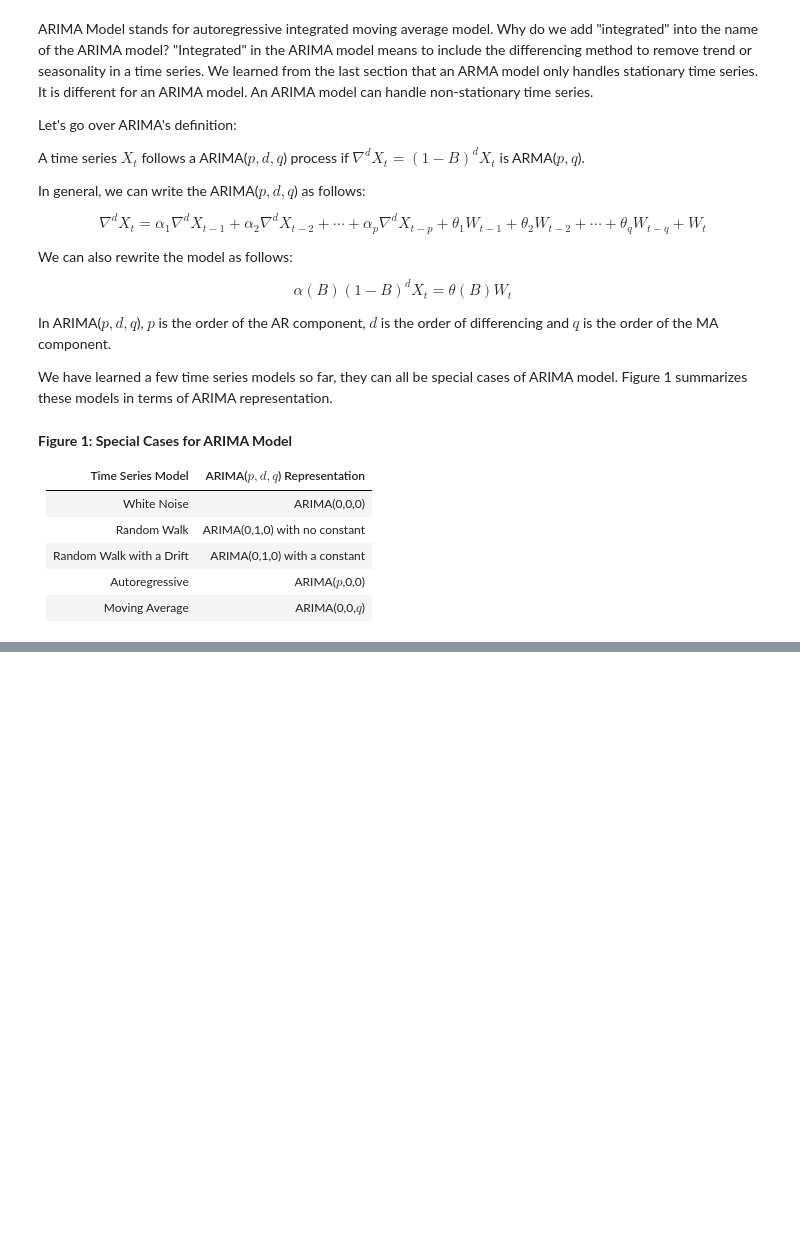
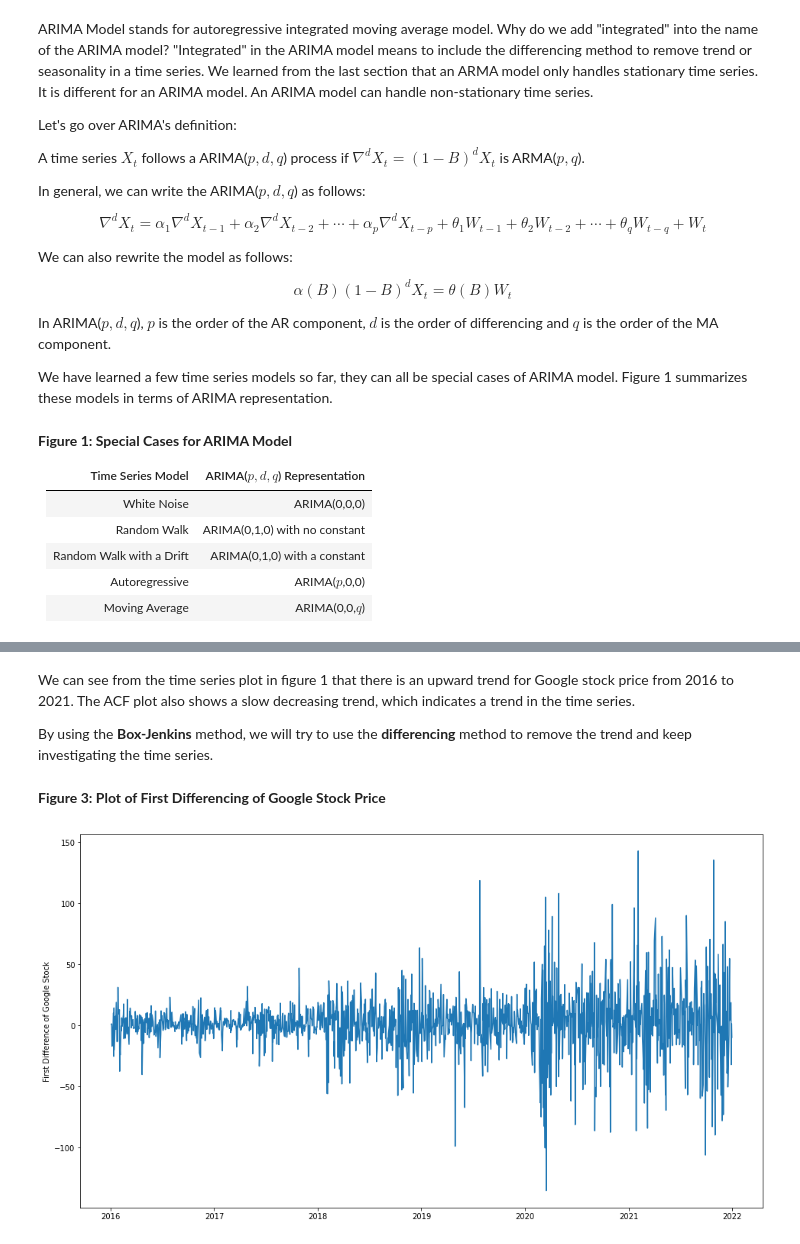
Before and after one commit to adevrent/wqu_mscfe, a Jupyter notebook: Financial Econometrics/M4/L4.ipynb, the cells around one changed output, grey strips where cells are left out. Drawn from its saved outputs; the diff is of its cells as text; code cells hidden in the pictures; blank space fills up the shorter version.

```diff
--- a/Financial Econometrics/M4/L4.ipynb
+++ b/Financial Econometrics/M4/L4.ipynb
@@ -70,0 +177,13 @@ We have learned a few time series models so far, they can all be special cases o
+# %% [markdown]
+We can see from the time series plot in figure 1 that there is an upward trend for Google stock price from 2016 to 2021. The ACF plot also shows a slow decreasing trend, which indicates a trend in the time series.
+
+By using the **Box-Jenkins** method, we will try to use the **differencing** method to remove the trend and keep investigating the time series.
+# %% [markdown]
+**Figure 3: Plot of First Differencing of Google Stock Price**
+# %%
+# Plot of First Differencing of Google Stock Price
+plt.plot(goog.diff().dropna())
+plt.ylabel("First Difference of Google Stock")
+plt.show()
+# %% [output]
+[figure, added]
```
Also changed, not shown: parts of 40 cells of this notebook.
